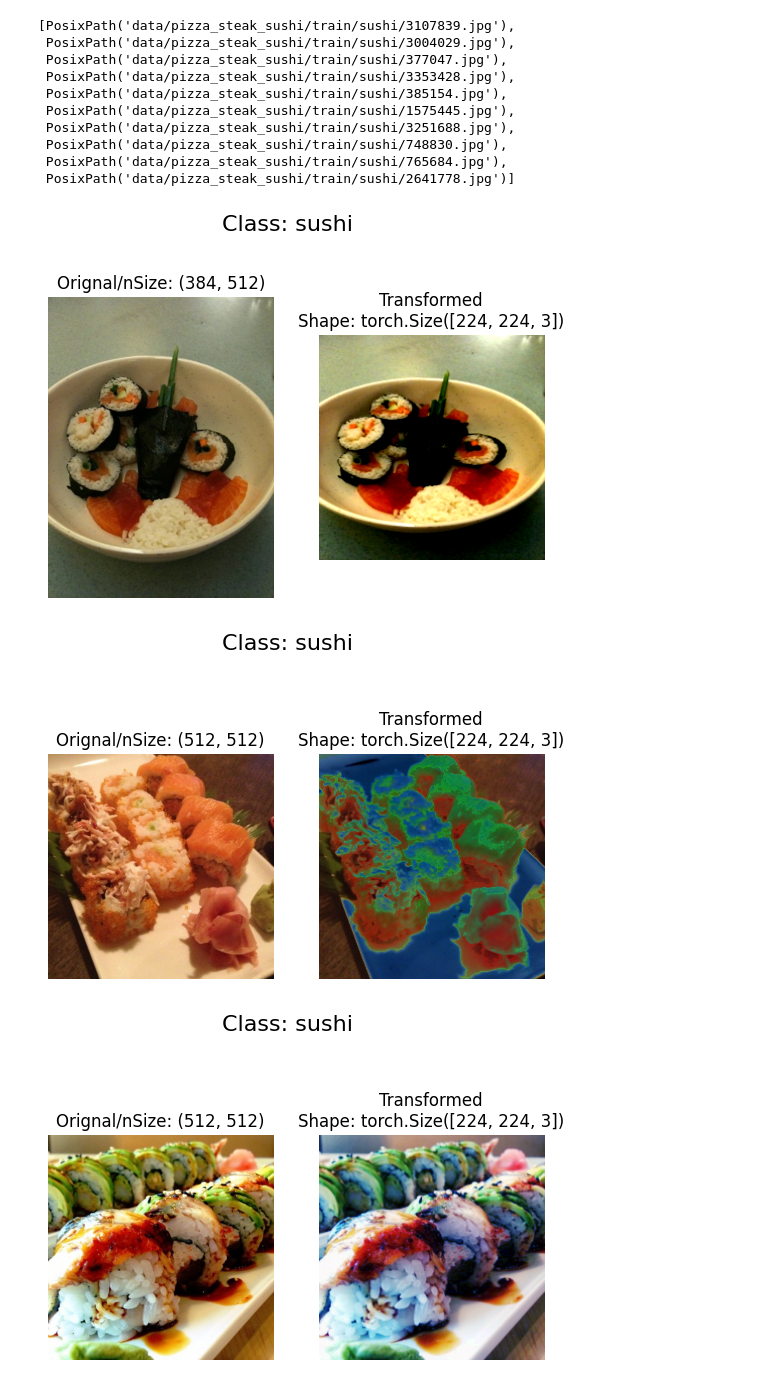
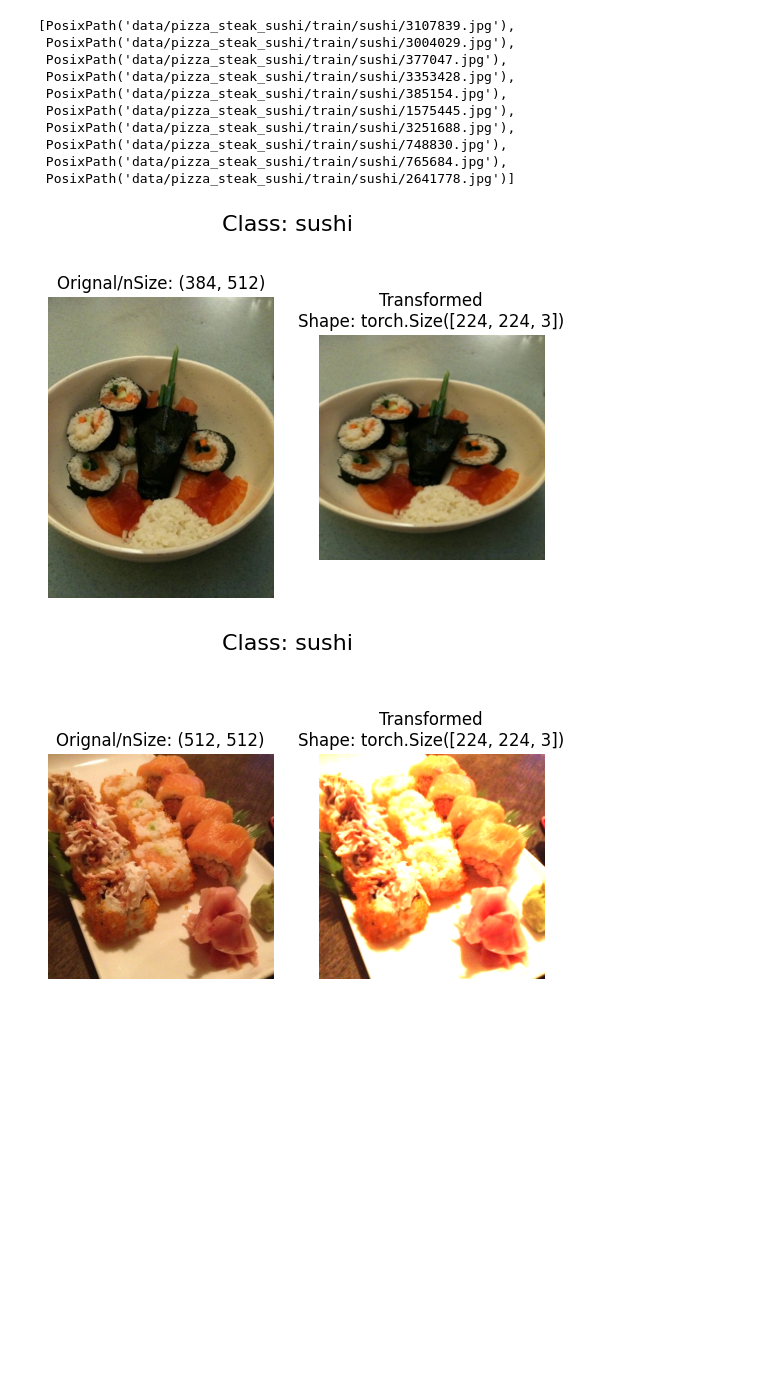
Before and after one commit to AdamStajer07/pytorchTutorial, a Jupyter notebook: 06_pytorch_tutorial.ipynb, the cells around one changed output. Drawn from its saved outputs; the diff is of its cells as text; code cells hidden in the pictures; blank space fills up the shorter version.

```diff
--- a/06_pytorch_tutorial.ipynb
+++ b/06_pytorch_tutorial.ipynb
@@ -493,11 +493,10 @@ image_path_list[:10]
 # %%
 plot_transformed_images(
     image_paths = image_path_list,
     transform = train_transform,
-    n = 3,
+    n = 2,
     seed = None
 )
 # %% [output]
-[figure, old version]
+[figure, new version]
-[figure, old version]
+[figure, new version]
-[figure, removed]
```
Also changed, not shown: parts of 15 cells of this notebook.
